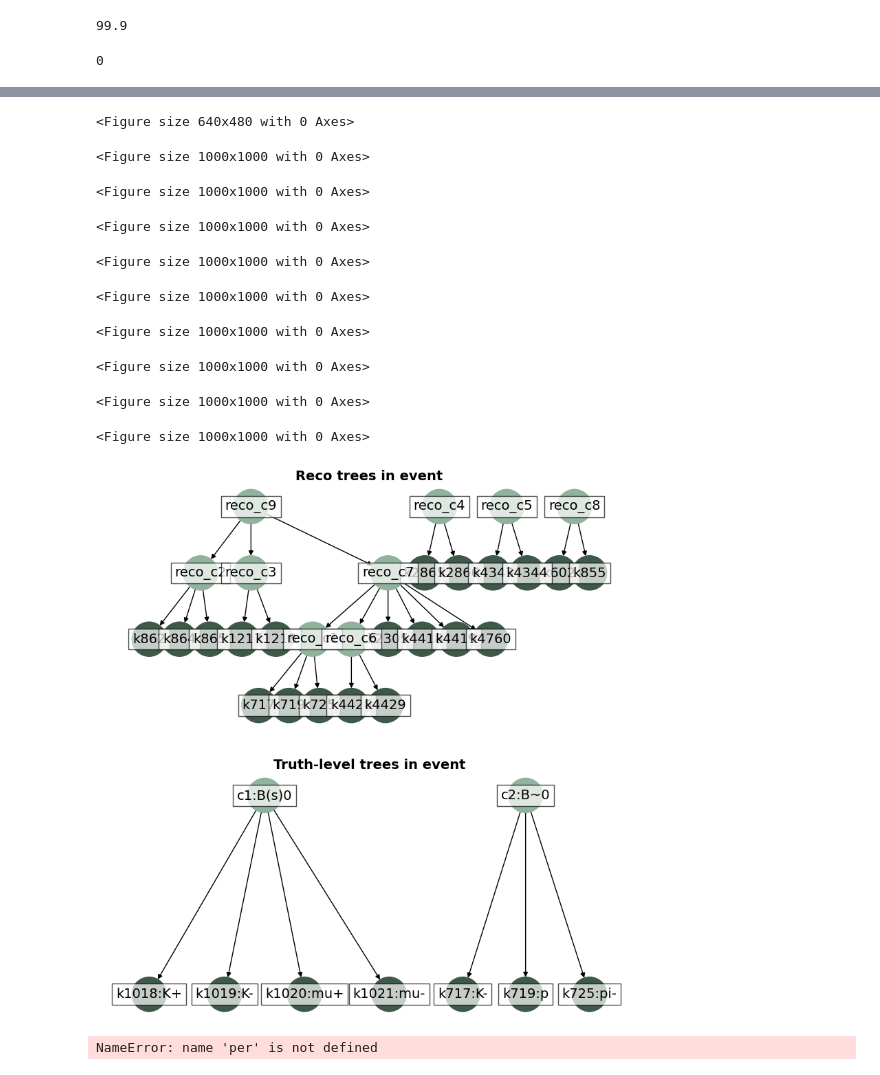
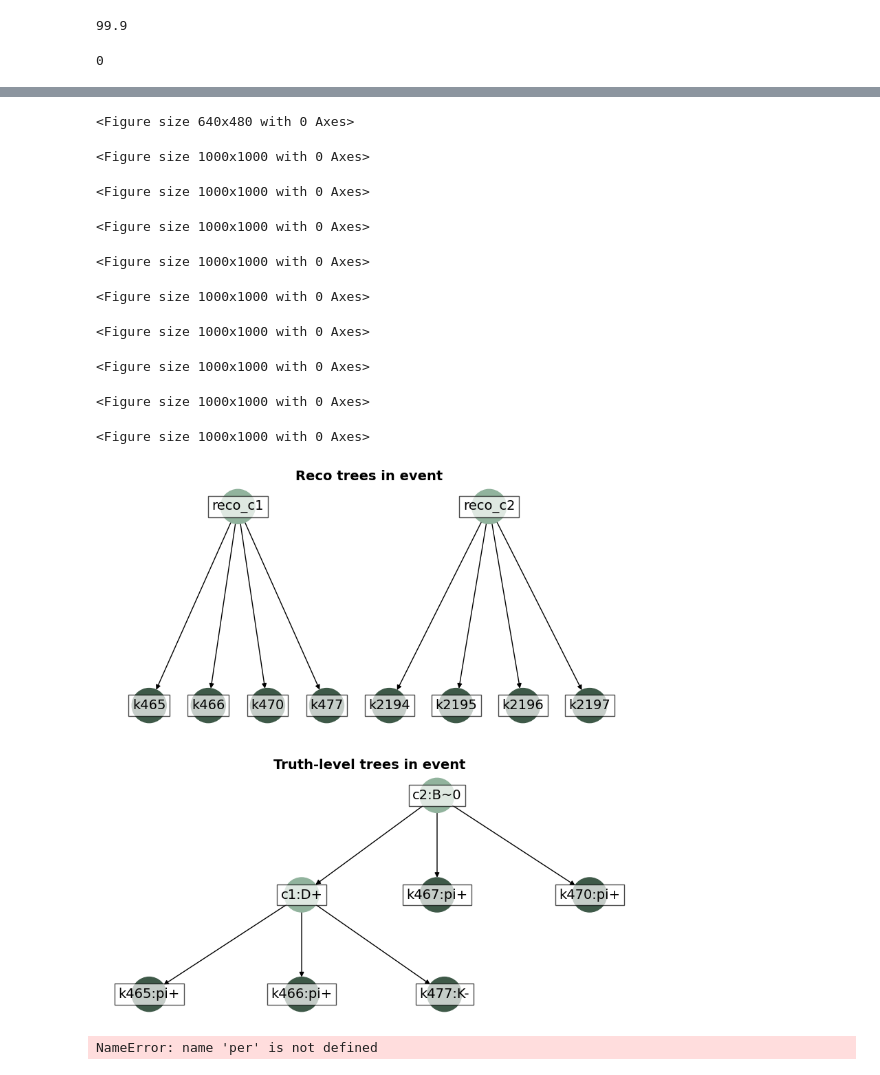
Before and after one commit to willsutcliffe/scalable_mtl_hgnn, a Jupyter notebook: Refactoring_perf.ipynb, the cells around one changed output, grey strips where cells are left out. Drawn from its saved outputs; the diff is of its cells as text; code cells hidden in the pictures.

Commit message:
update refactoring perf notebook

```diff
--- a/Refactoring_perf.ipynb
+++ b/Refactoring_perf.ipynb
@@ -23,7 +23,7 @@ from wmpgnn.configs.config_loader import ConfigLoader
 from wmpgnn.datasets.data_handler import DataHandler
 # Load the configuration
 #config_loader = ConfigLoader("config_files/heteromp_gnn_inference.yaml", environment_prefix="DL")#
-config_loader = ConfigLoader("config_files/test_mp_gnn_inference.yaml", environment_prefix="DL")
+#config_loader = ConfigLoader("config_files/test_mp_gnn_inference.yaml", environment_prefix="DL")
 #config_loader = ConfigLoader("config_files/mp_gnn_inference_B_DD.yaml", environment_prefix="DL")
 #config_loader = ConfigLoader("config_files/mp_gnn_inference_Bs_Jpsiphi.yaml", environment_prefix="DL")
 #config_loader = ConfigLoader("config_files/heteromp_gnn_inference_B_DD.yaml", environment_prefix="DL")#
@@ -31,7 +31,7 @@ config_loader = ConfigLoader("config_files/test_mp_gnn_inference.yaml", environm
 #config_loader = ConfigLoader("config_files/heteromp_gnn_inference_Bs_Jpsiphi.yaml", environment_prefix="DL")
 #config_loader = ConfigLoader("config_files/heteromp_gnn_inference_Bd_Kpi.yaml", environment_prefix="DL")
 #config_loader = ConfigLoader("config_files/mp_gnn_inference_Bd_Kstmumu.yaml", environment_prefix="DL")
-#config_loader = ConfigLoader("config_files/test_heteromp_gnn_inference.yaml", environment_prefix="DL")#
+config_loader = ConfigLoader("config_files/test_heteromp_gnn_inference.yaml", environment_prefix="DL")#
 # %%
 config_loader.get('dataset')
 # %% [output]
@@ -79,7 +77,7 @@ ref_signal = (signal_decay, cc_signal_decay)
 # %% [output]
 99.9
 # %%
-perf.evaluate_reco_performance(event_max=1000, pruning_cut=0,plot_perfect_decaychains=10) #, ref_signal = ref_signal)
+perf.evaluate_reco_performance(event_max=1000, pruning_cut=0.2,plot_perfect_decaychains=10) #, ref_signal = ref_signal)
 # %% [output]
 0
 No particles found.
@@ -100,16 +98,16 @@ Event & 0.2 & 0.2 & 79.5 & 20.1 \\
 \bottomrule
 \end{tabular}
 <Figure size 640x480 with 0 Axes>
 <Figure size 1000x1000 with 0 Axes>
 <Figure size 1000x1000 with 0 Axes>
 <Figure size 1000x1000 with 0 Axes>
 <Figure size 1000x1000 with 0 Axes>
 <Figure size 1000x1000 with 0 Axes>
 <Figure size 1000x1000 with 0 Axes>
 <Figure size 1000x1000 with 0 Axes>
 <Figure size 1000x1000 with 0 Axes>
 <Figure size 1000x1000 with 0 Axes>
-[figure, old version]
+[figure, new version]
 # %%
 per.signal_df
 # %% [output]
```
Also changed, not shown: parts of 4 cells of this notebook.
